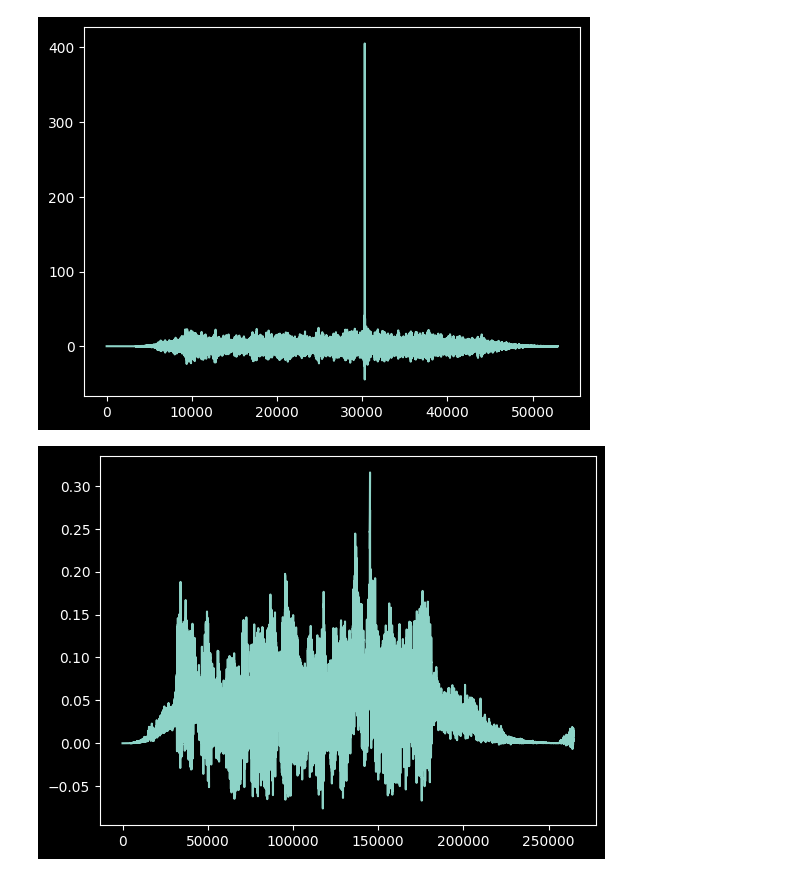
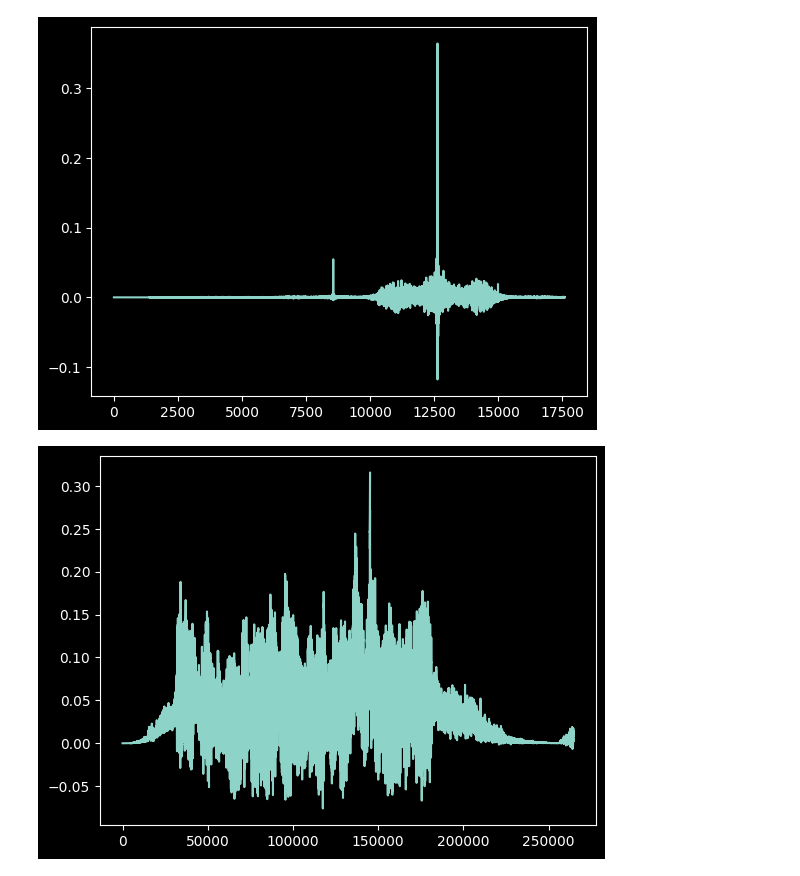
Before and after one commit to lucasalexsorensen/frosk, a Jupyter notebook: sounds/sounds.ipynb, the cells around one changed output. Saved outputs shown, nothing was run; the diff lists cells and outputs as text; code cells hidden in the pictures.

```diff
--- a/sounds/sounds.ipynb
+++ b/sounds/sounds.ipynb
@@ -19,7 +19,7 @@ import soundfile as sf
 #scipy.io.wavfile.write('UndercityExample.wav', haystack_sr, haystack1)
 
 target,target_sr = sf.read('FishBite.wav')
-haystack1,haystack_sr = sf.read('UndercityFull.wav')
+haystack1,haystack_sr = sf.read('RealCapture.wav')
 # reduce to mono
 if len(haystack1.shape) > 1:
     haystack1 = np.mean(haystack1, axis=1)
@@ -40,35 +40,35 @@ haystack2[mid:mid+len(target)] += target
 # %%
 from numpy_ringbuffer import RingBuffer
 import time
 from scipy.signal import windows
 from tqdm.auto import tqdm
 #sr = 20_000
 
 # suppose we have chunks of C=400 samples arriving every 10ms
 # every time we receive a chunk, we want to compute the cross-correlation
 # between the target, which has size N, and the last N samples received
 C = 25
 N = len(target)
 target_norm= np.sum(target*target)
 
 # we will store the last N samples in a ring buffer
 ring = RingBuffer(capacity=N)
 ring.extend(np.zeros(N))
 
 #target_kernel = np.fft.fft(target)
 corrs = []
 for chunk_idx in tqdm(range(len(haystack1)//C)):
     chunk = haystack1[chunk_idx*C:(chunk_idx+1)*C]
     # add the samples one by one, computing the convolution at each step
     ring.extend(chunk)
-    corr = np.sum(ring * target, axis=0)
+    corr = np.sum(ring * target, axis=0) / target_norm
     corrs.append(corr)
 corrs = np.array(corrs)
 
 plt.plot(corrs)
 plt.show()
 # %% [output]
-[figure, old version]
+[figure, new version]
 # %%
 import numpy as np
 
```
Also changed, not shown: 4 other files.
